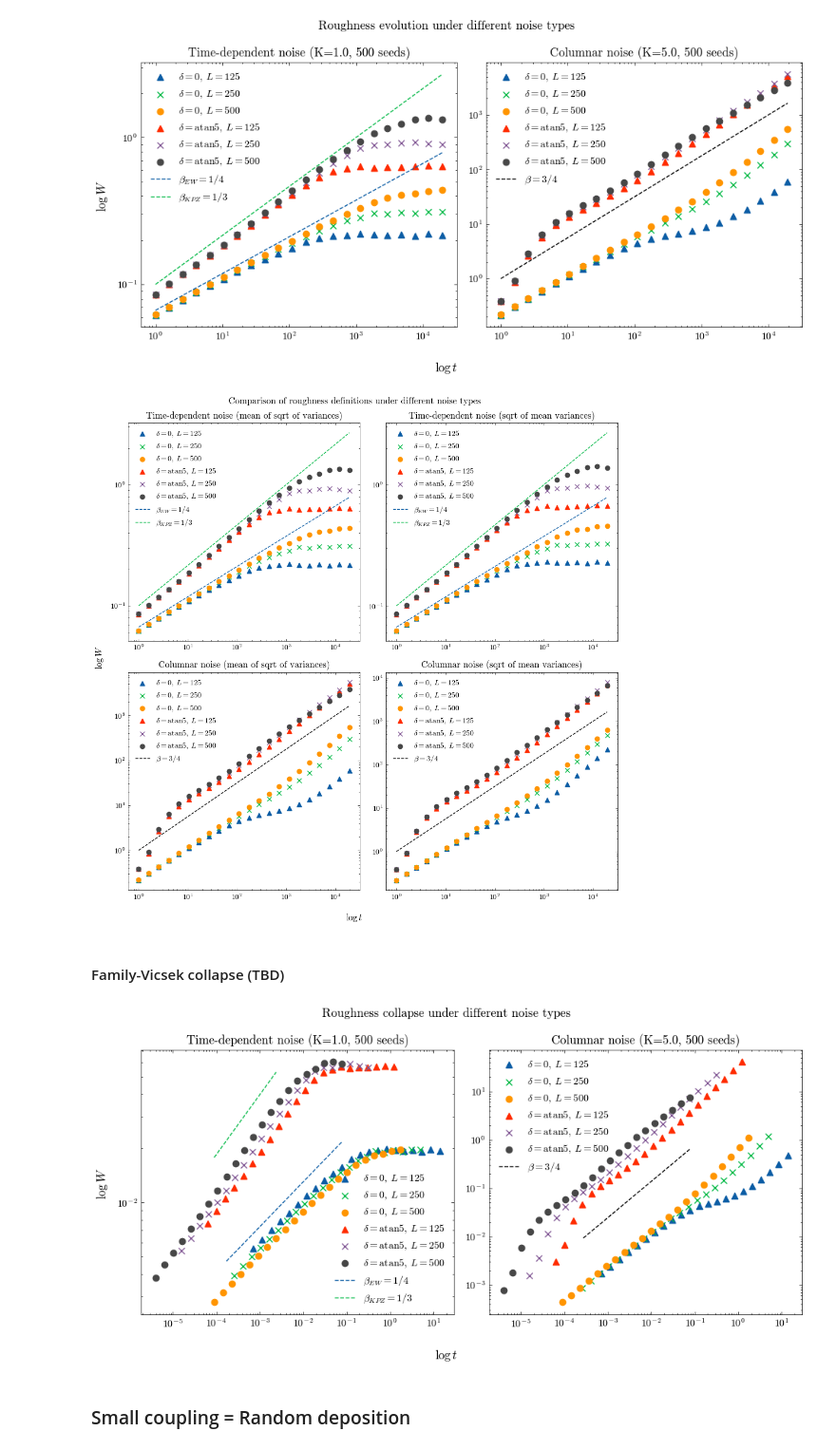
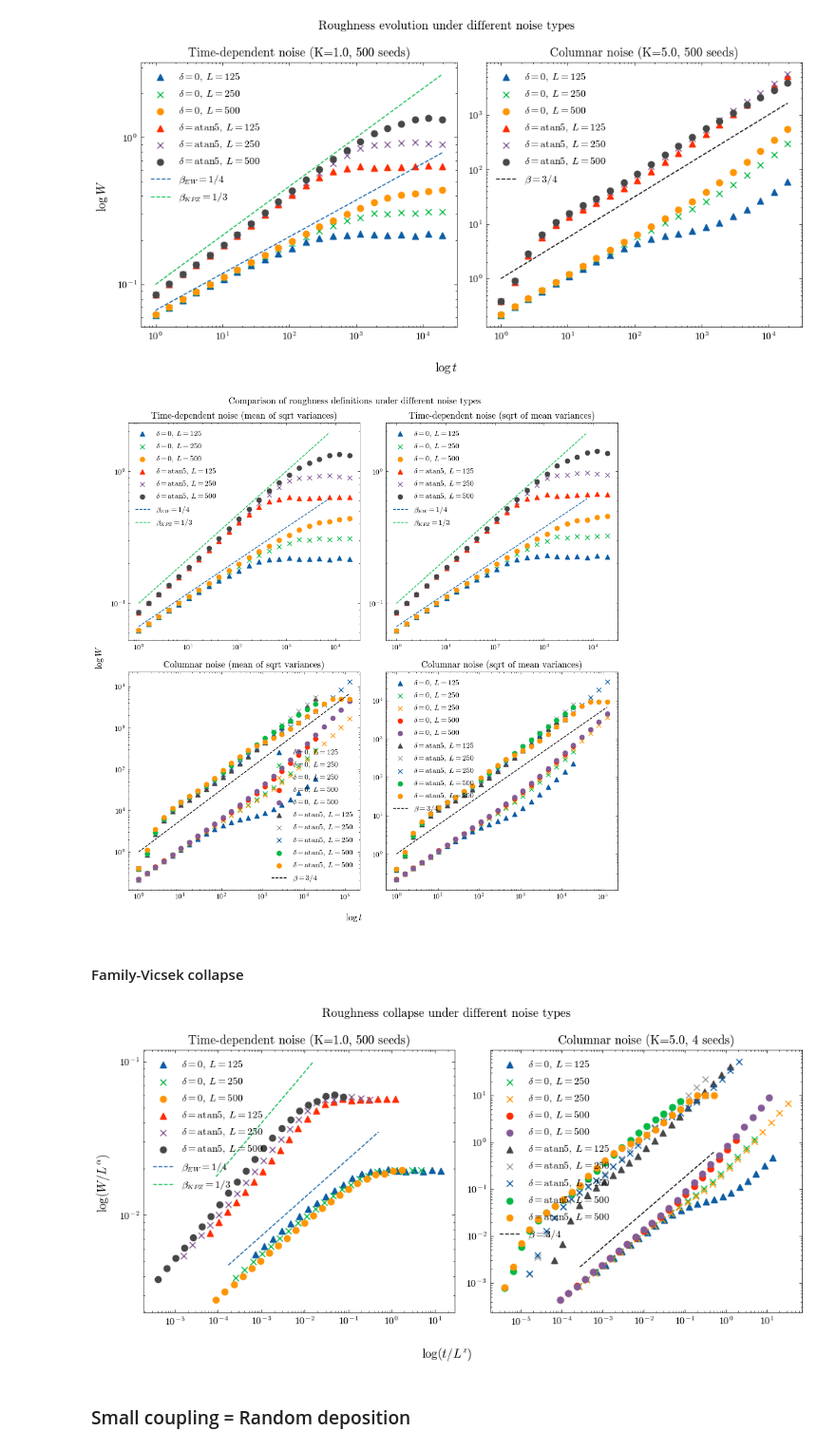
Before and after one commit to goznalo-git/RoughKuramoto, a Jupyter notebook: 2-Roughness.ipynb, the cells around one changed output. Shown at 95% size. Drawn from its saved outputs; the diff is of its cells as text; code cells hidden in the pictures.

Commit message:
Improvements, bugfixes and dictionary of scaling parameters

```diff
--- a/2-Roughness.ipynb
+++ b/2-Roughness.ipynb
@@ -33,7 +40,8 @@ for typenoise in ["TimeDep", "Columnar"]:
         df = pd.read_pickle(path)
 
         roughness_list = []  # used to compute per-sim roughness
-        variance_list = []  # used to compute per-sim variance
+        variance_list = []   # used to compute per-sim variance
+        datapoint_list = []
 
         # Loop over simulations (one per seed / row)
         for _, row in df.iterrows():
@@ -46,18 +54,25 @@ for typenoise in ["TimeDep", "Columnar"]:
 
             variance_list.append(variance)
             roughness_list.append(roughness)
+            datapoint_list.append(len(roughness))
 
         # Avoid chained-assignment issues
         df = df.copy()
         df["variance"] = variance_list
         df["roughness"] = roughness_list
+        df["datapoints"] = datapoint_list
 
         # Save back the updated simulations DataFrame (with roughness column)
         df.to_pickle(path)
 
-        ## AVERAGE ROUGHNESS PER (K, L) ##
-        # group by K, L and compute mean roughness for each group
-        for (K_val, L_val), group in df.groupby(["K", "L"]):
+        # # Restrict the computation to data of a given length
+        # if typenoise == "Columnar":
+        #     new_df = df[~(df["phases"].apply(lambda arr: arr.shape[0] == 27))]
+
+        ## AVERAGE ROUGHNESS PER (K, L, T) ##
+        # group by K, L, T and compute mean roughness for each group
+        for (K_val, L_val, T_val), group in df.groupby(["K", "L", "T"]):
+
             rough_arrays = [np.asarray(r, dtype=float) for r in group["roughness"]]
             mean_roughness = np.mean(np.stack(rough_arrays, axis=0), axis=0)
 
@@ -69,7 +84,7 @@ for typenoise in ["TimeDep", "Columnar"]:
             seed_list = group.index.tolist()
             M = len(seed_list)
 
-            avg_id = f"{typenoise}_delta{deltaname}_L{L_val}_K{K_val}"
+            avg_id = f"{typenoise}_delta{deltaname}_L{L_val}_K{K_val}_T{T_val}_M{M}"
 
             summary_rows.append(
                 {
@@ -81,6 +96,7 @@ for typenoise in ["TimeDep", "Columnar"]:
                     "L": L_val,
                     "t": t,
                     "M": M,
+                    "T": T_val,
                     "mean_roughness": mean_roughness,
                     "mean_roughness2": mean_roughness2,
                 }
@@ -182,10 +198,14 @@ for i, (typenoise, typelabel) in enumerate(zip(["TimeDep", "Columnar"], ["Time-d
             & (avg_df["deltaname"] == deltaname)
             & ((avg_df["K"] == 1) | (avg_df["K"] == 5))
         )
-        sub = avg_df[mask]
+        sub_df = avg_df[mask]
+
+        if typenoise == "Columnar":
+            mask = (avg_df["T"] == 20000)
+            sub_df = sub_df[mask]
 
         # in case there are multiple (K, L) combos, plot them all
-        for _, row in sub.iterrows():
+        for _, row in sub_df.iterrows():
             t = row["t"]
             mean_roughness = row["mean_roughness"]
             L = row["L"]
@@ -200,10 +220,12 @@ ax[0].set_xscale('log')
 ax[1].set_yscale('log')
 ax[1].set_xscale('log')
 
-ax[0].loglog(t[1::], t[1::]**(1/4) /15, label=r"$\beta_{EW}=1/4$", linestyle="--")
-ax[0].loglog(t[1::], t[1::]**(1/3) /10, label=r"$\beta_{KPZ}=1/3$", linestyle="--")
 
-ax[1].loglog(t[1::], t[1::]**(3/4) , label=r"$\beta=3/4$", linestyle="--", color="k")
+# Scalings
+ax[0].loglog(t[1::], t[1::]**(beta_dict["TimeDep"]["EW"]) /15, label=r"$\beta_{EW}=1/4$", linestyle="--")
+ax[0].loglog(t[1::], t[1::]**(beta_dict["TimeDep"]["KPZ"]) /10, label=r"$\beta_{KPZ}=1/3$", linestyle="--")
+
+ax[1].loglog(t[1::], t[1::]**(beta_dict["Columnar"]["EW"]) , label=r"$\beta=3/4$", linestyle="--", color="k")
 # ax[1].loglog(t[1::], t[1::]**(1) , label=r"$\beta=1$ ??", linestyle="--", color="k")
 
 ax[0].legend()
@@ -229,6 +251,7 @@ for i, (typenoise, typelabel) in enumerate(zip(["TimeDep", "Columnar"], ["Time-d
         mask = mask = (
             (avg_df["typenoise"] == typenoise)
             & (avg_df["deltaname"] == deltaname)
+            # & (avg_df["T_val"] == deltaname)
             & ((avg_df["K"] == 1) | (avg_df["K"] == 5))
         )
         sub = avg_df[mask]
@@ -258,15 +281,16 @@ ax[0,1].set_xscale('log')
 ax[1,1].set_yscale('log')
 ax[1,1].set_xscale('log')
 
-ax[0,0].loglog(t[1::], t[1::]**(1/4) /15, label=r"$\beta_{EW}=1/4$", linestyle="--")
-ax[0,0].loglog(t[1::], t[1::]**(1/3) /10, label=r"$\beta_{KPZ}=1/3$", linestyle="--")
+# Scalings
+ax[0,0].loglog(t[1:-6:], t[1:-6:]**(beta_dict["TimeDep"]["EW"]) /15, label=r"$\beta_{EW}=1/4$", linestyle="--")
+ax[0,0].loglog(t[1:-6:], t[1:-6:]**(beta_dict["TimeDep"]["KPZ"]) /10, label=r"$\beta_{KPZ}=1/3$", linestyle="--")
 
-ax[0,1].loglog(t[1::], t[1::]**(1/4) /15, label=r"$\beta_{EW}=1/4$", linestyle="--")
-ax[0,1].loglog(t[1::], t[1::]**(1/3) /10, label=r"$\beta_{KPZ}=1/3$", linestyle="--")
+ax[0,1].loglog(t[1:-6:], t[1:-6:]**(beta_dict["TimeDep"]["EW"]) /15, label=r"$\beta_{EW}=1/4$", linestyle="--")
+ax[0,1].loglog(t[1:-6:], t[1:-6:]**(beta_dict["TimeDep"]["KPZ"]) /10, label=r"$\beta_{KPZ}=1/3$", linestyle="--")
 
-ax[1,0].loglog(t[1::], t[1::]**(3/4) , label=r"$\beta=3/4$", linestyle="--", color="k")
+ax[1,0].loglog(t[1::], t[1::]**(beta_dict["Columnar"]["EW"]) , label=r"$\beta=3/4$", linestyle="--", color="k")
 
-ax[1,1].loglog(t[1::], t[1::]**(3/4) , label=r"$\beta=3/4$", linestyle="--", color="k")
+ax[1,1].loglog(t[1::], t[1::]**(beta_dict["Columnar"]["EW"]) , label=r"$\beta=3/4$", linestyle="--", color="k")
 # ax[1].loglog(t[1::], t[1::]**(1) , label=r"$\beta=1$ ??", linestyle="--", color="k")
 
 ax[0,0].legend()
@@ -278,15 +302,15 @@ ax[1,1].legend()
 plt.tight_layout()
 plt.show()
 # %% [output]
-[figure, old version]
+[figure, new version]
 # %% [markdown]
-#### Family-Vicsek collapse (TBD)
+#### Family-Vicsek collapse
 # %%
 fig, ax = plt.subplots(1, 2, figsize=(10,5))
 fig.suptitle("Roughness collapse under different noise types")
 
-fig.supxlabel(r"$\log t$")
-fig.supylabel(r"$\log W$")
+fig.supxlabel(r"$\log (t/L^z)$")
+fig.supylabel(r"$\log (W / L^\alpha)$")
 
 ## EXPONENTS:
 
@@ -301,37 +325,37 @@ for i, (typenoise, typelabel, alpha) in enumerate(zip(["TimeDep", "Columnar"], [
             & (avg_df["deltaname"] == deltaname)
             & ((avg_df["K"] == 1) | (avg_df["K"] == 5))
         )
         sub = avg_df[mask]
 
         # in case there are multiple (K, L) combos, plot them all
         for _, row in sub.iterrows():
             t = row["t"]
             mean_roughness = row["mean_roughness"]
             L = row["L"]
             K = row["K"]
             M = row["M"]
 
             ax[i].scatter(t / L**z, mean_roughness / L**alpha, label=r"$\delta=$" + deltaname + r", $L=$" + str(L), marker=markerdict[L])
             ax[i].set_title(typelabel+ f" (K={K}, {M} seeds)")
 
 ax[0].set_yscale('log')
 ax[0].set_xscale('log')
 ax[1].set_yscale('log')
 ax[1].set_xscale('log')
 
-ax[0].loglog(t[9::] / L**(2), (t[9::] / L ** (1/2)) **(1/4) /250, label=r"$\beta_{EW}=1/4$", linestyle="--")
-ax[0].loglog(t[1:-14:] / L**(3/2), (t[1:-14:] / L ** (1/2)) **(1/3) /20, label=r"$\beta_{KPZ}=1/3$", linestyle="--")
+ax[0].loglog(t[9::] / L**(z_dict["TimeDep"]["EW"]), (t[9::] / L ** (alpha_dict["TimeDep"]["EW"])) **(beta_dict["TimeDep"]["EW"]) /250, label=r"$\beta_{EW}=1/4$", linestyle="--")
+ax[0].loglog(t[1:-14:] / L**(z_dict["TimeDep"]["KPZ"]), (t[1:-14:] / L ** (alpha_dict["TimeDep"]["KPZ"])) **(beta_dict["TimeDep"]["KPZ"]) /20, label=r"$\beta_{KPZ}=1/3$", linestyle="--")
 
-ax[1].loglog(t[10::] / L**(2), (t[10::] / L ** (1/2)) **(3/4) /250, label=r"$\beta=3/4$", linestyle="--", color="k")
+ax[1].loglog(t[10::] / L**(z_dict["Columnar"]["EW"]), (t[10::] / L ** (alpha_dict["Columnar"]["EW"])) **(beta_dict["Columnar"]["EW"]) /10, label=r"$\beta=3/4$", linestyle="--", color="k")
 # ax[1].loglog(t[1:-14:] / L**(3/2), (t[1:-14:] / L ** (1/2)) **(1) /20, label=r"$\beta=1$ ??", linestyle="--", color="k")
 
 ax[0].legend()
 ax[1].legend()
 
 plt.tight_layout()
 plt.show()
 # %% [output]
-[figure, old version]
+[figure, new version]
 # %% [markdown]
 ### Small coupling = Random deposition
 # %%
```
Also changed, not shown: parts of 3 cells of this notebook, 5 other files.
